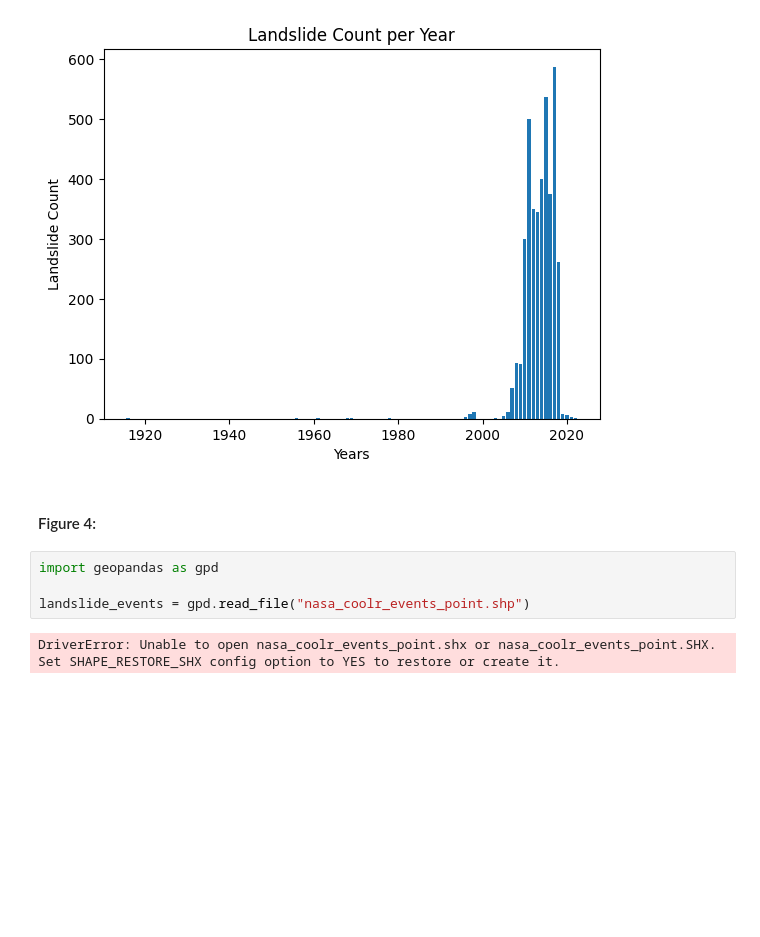
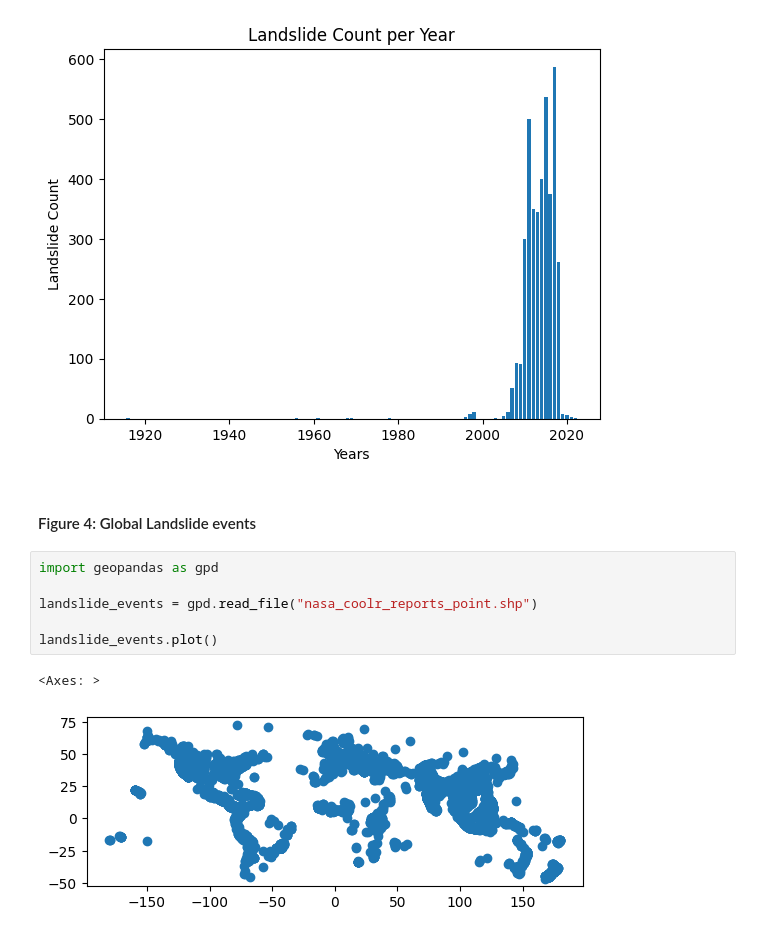
Before and after one commit to Kduff2/LandslideProject, a Jupyter notebook: term_paper.ipynb, the cells around one changed output. Drawn from its saved outputs; the diff is of its cells as text; blank space fills up the shorter version.

```diff
--- a/term_paper.ipynb
+++ b/term_paper.ipynb
@@ -58,10 +58,13 @@ plt.title("Landslide Count per Year")
 Text(0.5, 1.0, 'Landslide Count per Year')
 [figure]
 # %% [markdown]
-#### Figure 4:
+#### Figure 4: Global Landslide events
 # %%
 import geopandas as gpd
 
-landslide_events = gpd.read_file("nasa_coolr_events_point.shp")
+landslide_events = gpd.read_file("nasa_coolr_reports_point.shp")
+
+landslide_events.plot()
 # %% [output]
-DriverError: Unable to open nasa_coolr_events_point.shx or nasa_coolr_events_point.SHX. Set SHAPE_RESTORE_SHX config option to YES to restore or create it.
+<Axes: >
+[figure, added]
```
Also changed, not shown: parts of 1 cell of this notebook, 11 other files.
